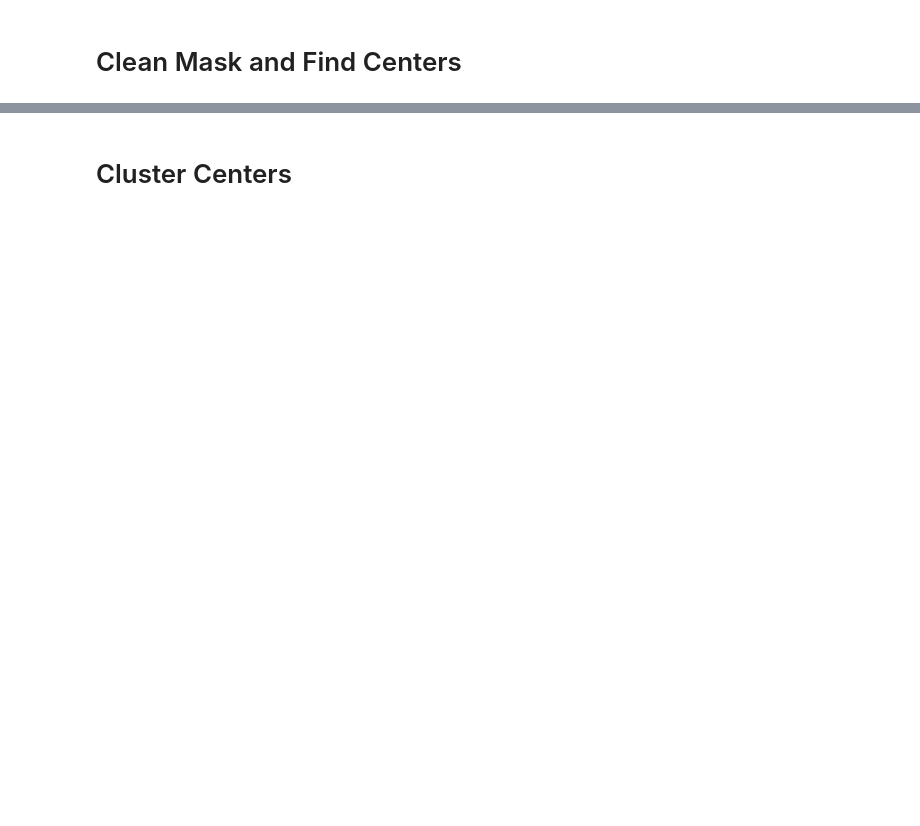
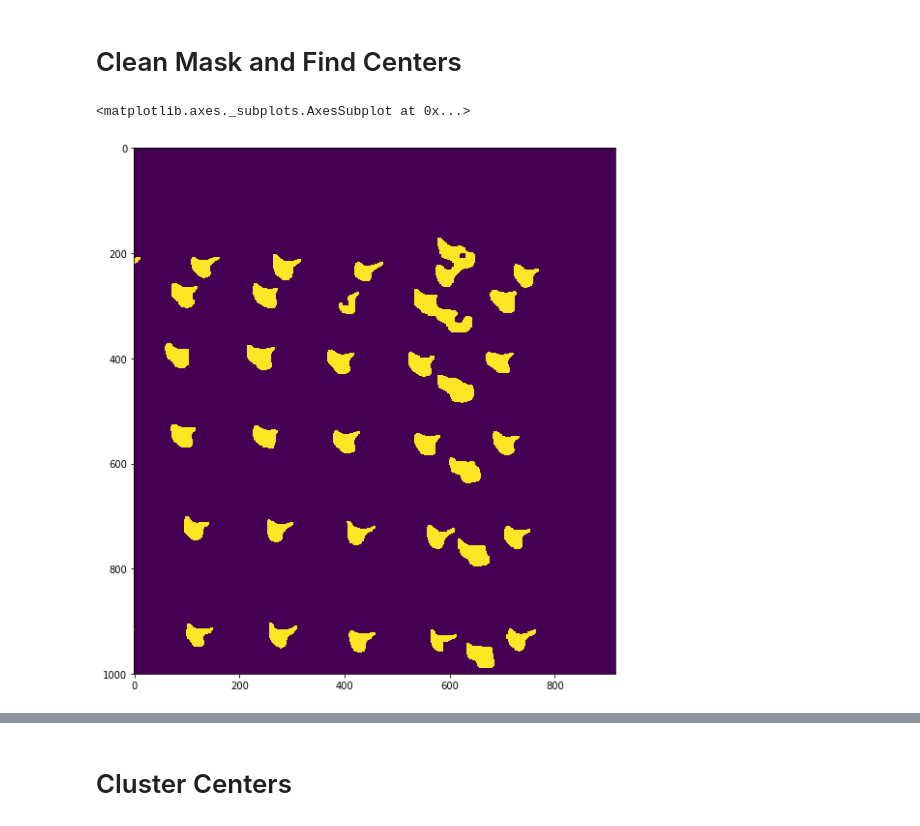
Before and after one commit to intsco/am-segmentation, a Jupyter notebook: am-registration.ipynb, the cells around one changed output, grey strips where cells are left out. Cells and saved outputs as stored; diff of their text form; code cells hidden in the pictures; blank space fills up the shorter version.

```diff
--- a/am-registration.ipynb
+++ b/am-registration.ipynb
@@ -83,6 +84,11 @@ from functools import partial
 # %%
 image = erode_dilate(image)
 am_centers = find_am_centers(image)
+# %%
+plot_image(cut(image))
+# %% [output]
+<matplotlib.axes._subplots.AxesSubplot at 0x...>
+[figure, added]
 # %%
 len(am_centers)
 # %% [output]
```
Also changed, not shown: parts of 49 cells of this notebook, 28 other files.
